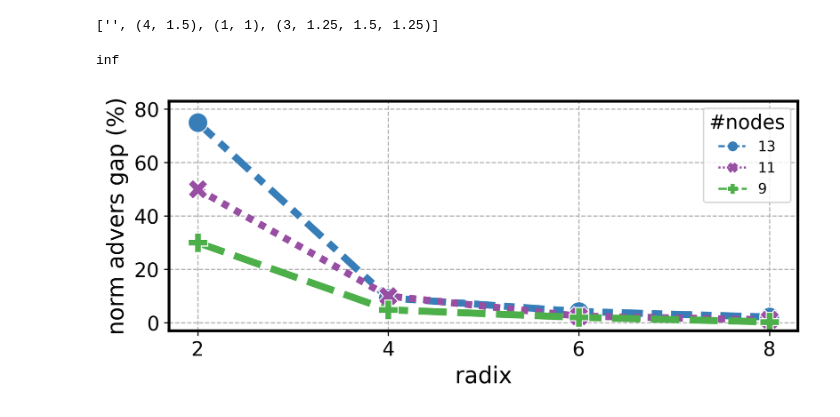
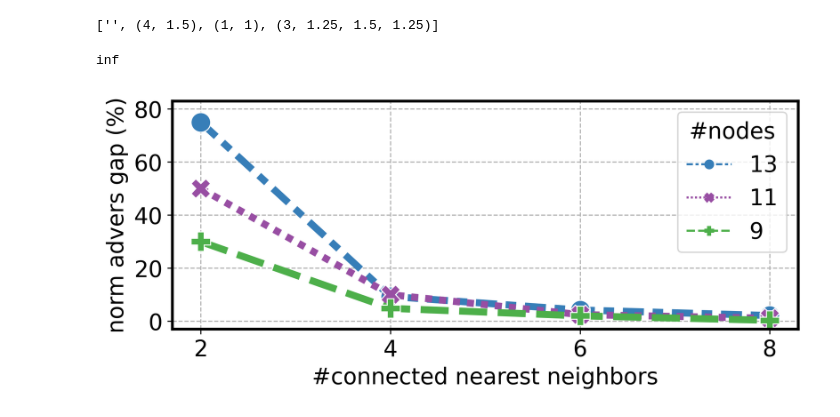
Before and after one commit to microsoft/MetaOpt, a Jupyter notebook: MetaOptimize/parsers/demand_pinning_topology_sweep.ipynb, the cells around one changed output. Cells and saved outputs as stored; diff of their text form; code cells hidden in the pictures.

```diff
--- a/MetaOptimize/parsers/demand_pinning_topology_sweep.ipynb
+++ b/MetaOptimize/parsers/demand_pinning_topology_sweep.ipynb
@@ -96,34 +96,34 @@ marker_styles = ["P", "X", "o"]
 # %%
 plt.rc('axes', linewidth=2)
 plt.figure(figsize=(8, 3), dpi=300)
 x_min = np.Inf
 sns.lineplot(x="radix", y="gap",
              hue="nodes", data=data_df,
              palette=colors,
              markers=marker_styles,
              style="nodes",
              dashes=line_styles,
              linewidth=5,
              ms=14,
              hue_order=["13", "11", "9"]
             #  mfc="white"
              )
 
-plt.legend(fontsize=14, loc="upper left")
+# plt.legend(fontsize=16, loc="upper left")
 # plt.title("Pop2 + 2-shortest paths on B4", fontsize=16)
-plt.xlabel("radix", fontsize=16)
+plt.xlabel("#connected nearest neighbors", fontsize=16)
 plt.ylabel("norm advers gap (%)", fontsize=16)
 # plt.xscale('log')
 # plt.yticks(np.arange(0.25, 0.47, 0.03), fontsize=14)
-plt.yticks([0, 20, 40, 60, 80], fontsize=14)
-plt.xticks([2, 4, 6, 8], fontsize=14)
+plt.yticks([0, 20, 40, 60, 80], fontsize=16)
+plt.xticks([2, 4, 6, 8], fontsize=16)
 plt.ylim([-3, 83])
 # plt.ylim([0, 46])
 plt.grid(which="major", zorder=-1, linestyle="--")
-plt.legend(title="#nodes", title_fontsize = "14")
+plt.legend(title="#nodes", fontsize=16, loc="upper right", title_fontsize="16")
 plt.savefig(output_fig_dir + "demand_pinning_sweep_topo.jpg", bbox_inches="tight", format="jpg", dpi=300)
 plt.savefig(output_fig_dir + "demand_pinning_sweep_topo.pdf", bbox_inches="tight", format="pdf", dpi=300)
 print(x_min)
 # %% [output]
 inf
-[figure, old version]
+[figure, new version]
```
Also changed, not shown: 10 other files.
